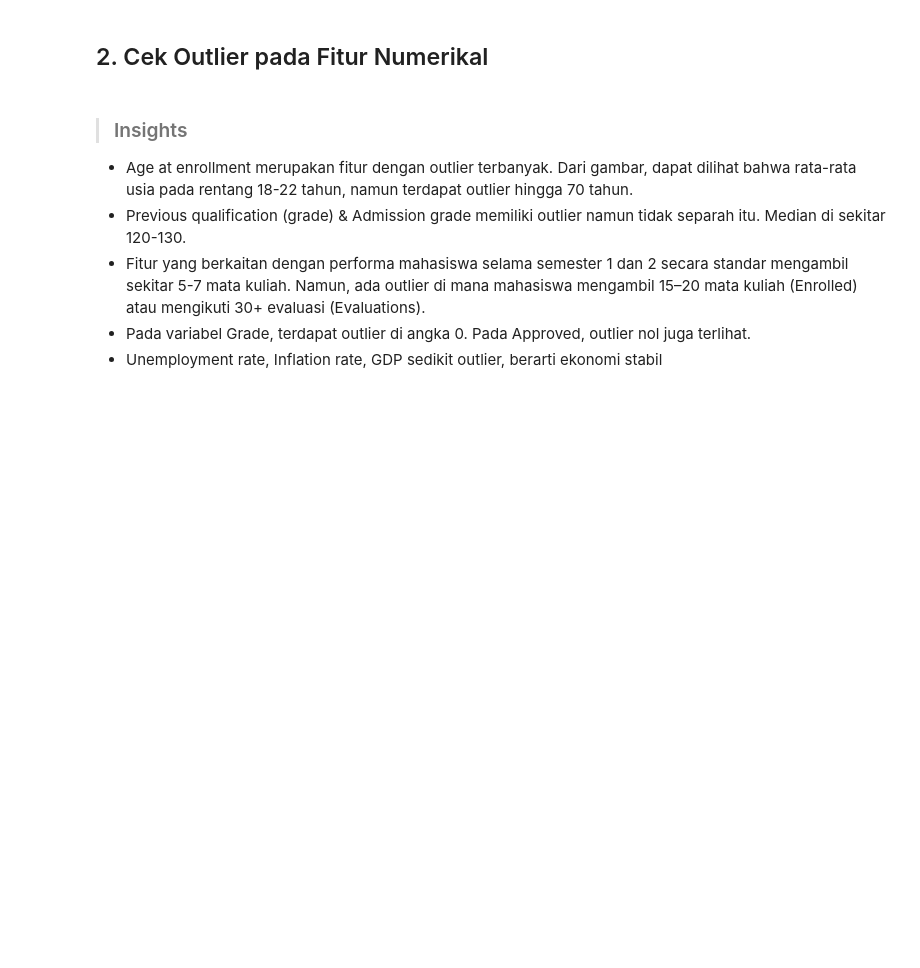
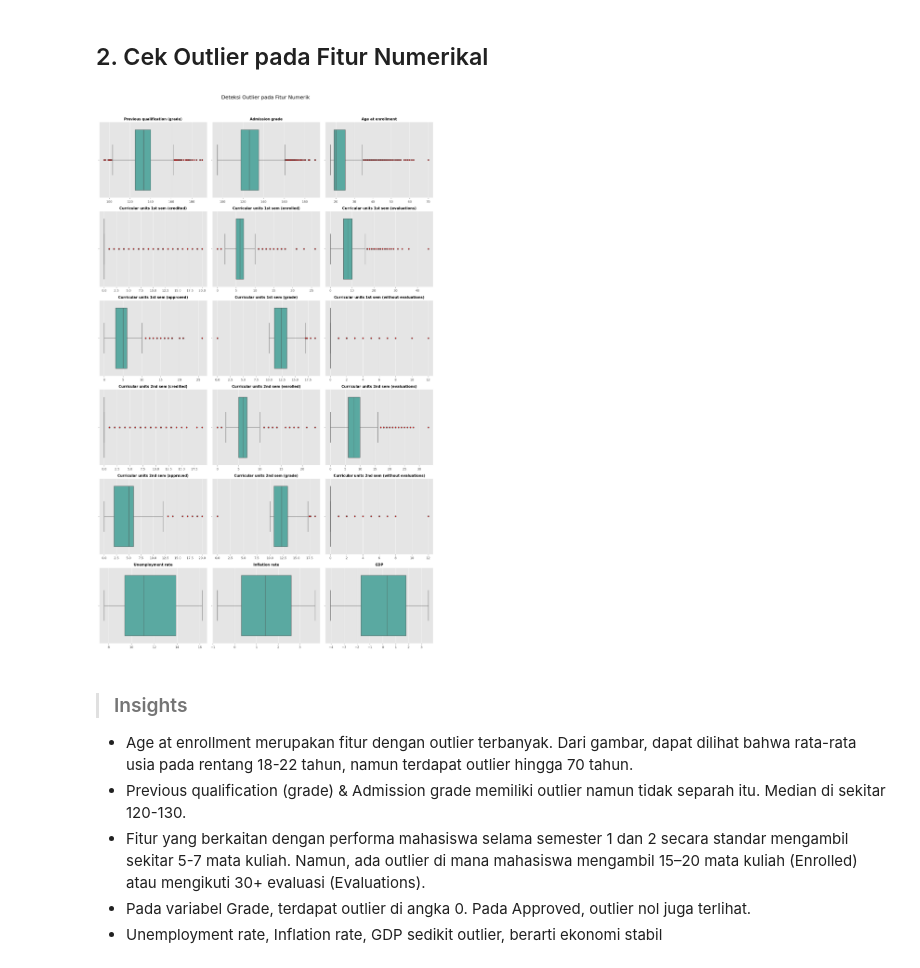
Before and after one commit to wrdtlkhoir/Tubes2AI-SatuWardaEmpatBeban, a Jupyter notebook: src/full-notebook.ipynb, the cells around one changed output. Saved outputs shown, nothing was run; the diff lists cells and outputs as text; code cells hidden in the pictures; blank space fills up the shorter version.

```diff
--- a/src/full-notebook.ipynb
+++ b/src/full-notebook.ipynb
@@ -166,5 +275,52 @@ memory usage: 919.3+ KB
 # %% [markdown]
 ## 2. Cek Outlier pada Fitur Numerikal
+# %%
+numeric_cols = [
+    # Data Nilai & Kualifikasi Sebelumnya
+    'Previous qualification (grade)',
+    'Admission grade',
+    'Age at enrollment',
+
+    # Data Akademik Semester 1
+    'Curricular units 1st sem (credited)',
+    'Curricular units 1st sem (enrolled)',
+    'Curricular units 1st sem (evaluations)',
+    'Curricular units 1st sem (approved)',
+    'Curricular units 1st sem (grade)',
+    'Curricular units 1st sem (without evaluations)',
+
+    # Data Akademik Semester 2
+    'Curricular units 2nd sem (credited)',
+    'Curricular units 2nd sem (enrolled)',
+    'Curricular units 2nd sem (evaluations)',
+    'Curricular units 2nd sem (approved)',
+    'Curricular units 2nd sem (grade)',
+    'Curricular units 2nd sem (without evaluations)',
+
+    # Data Makro Ekonomi
+    'Unemployment rate',
+    'Inflation rate',
+    'GDP'
+]
+
+selected_cols = [col for col in numeric_cols if col in train_df.columns]
+
+num_features = len(selected_cols)
+cols_per_row = 3
+rows = math.ceil(num_features / cols_per_row)
+
+plt.figure(figsize=(15, 4 * rows))
+for i, col in enumerate(selected_cols):
+    plt.subplot(rows, cols_per_row, i + 1)
+    sns.boxplot(x=train_df[col], color='#4db6ac', flierprops={"marker": "o", "markerfacecolor": "red", "markersize": 4})
+    plt.title(col, fontsize=11, fontweight='bold')
+    plt.xlabel('')
+
+plt.suptitle('Deteksi Outlier pada Fitur Numerik', y=1.02, fontsize=16)
+plt.tight_layout()
+plt.show()
+# %% [output]
+[figure, added]
 # %% [markdown]
 > ### Insights
 - Age at enrollment merupakan fitur dengan outlier terbanyak. Dari gambar, dapat dilihat bahwa rata-rata usia pada rentang 18-22 tahun, namun terdapat outlier hingga 70 tahun.
```
Also changed, not shown: parts of 65 cells of this notebook, 7 other files.
